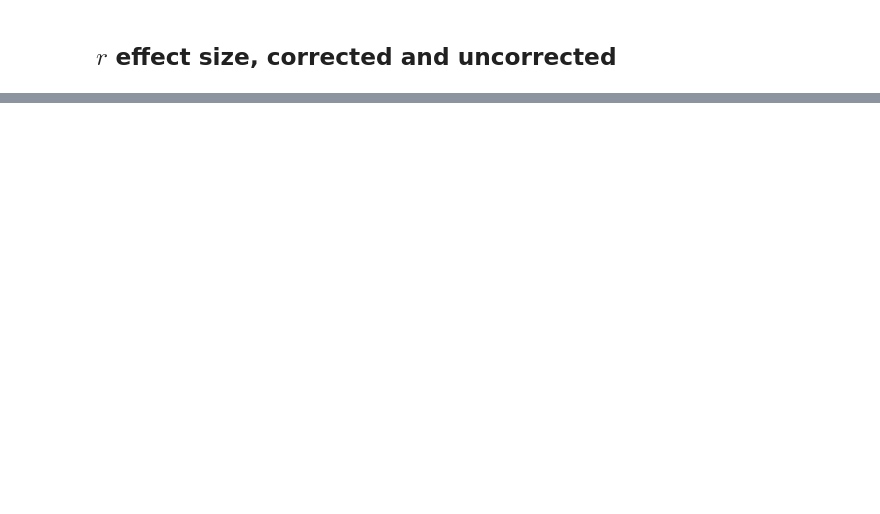
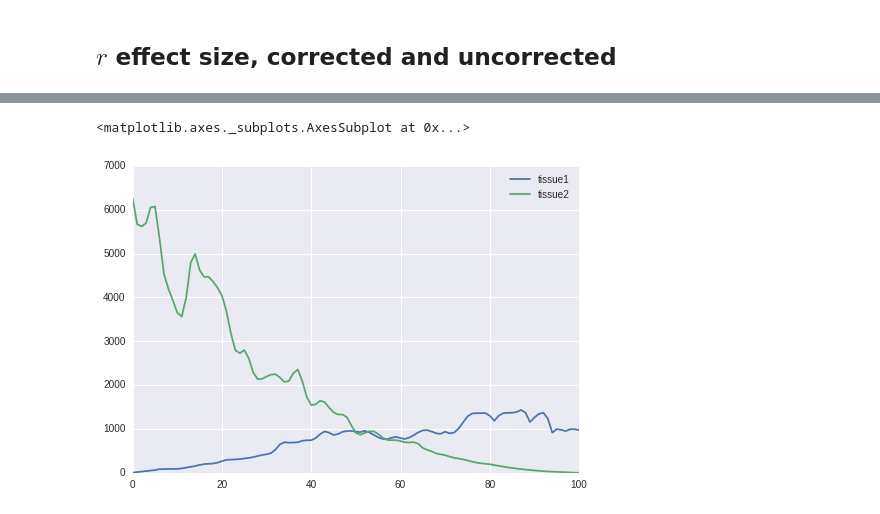
Before and after one commit to grst/BioQC-deconvolution, a Jupyter notebook: deconvolution.ipynb, the cells around one changed output, grey strips where cells are left out. Saved outputs shown, nothing was run; the diff lists cells and outputs as text; code cells hidden in the pictures; blank space fills up the shorter version.

```diff
--- a/deconvolution.ipynb
+++ b/deconvolution.ipynb
@@ -201,0 +216,13 @@ pd.DataFrame(r_corr_u).plot()
+# %%
+densities = {
+    tissue: [d(np.median(mixed_s[ind[tissue]]))[0] for mixed_s in mixed] for tissue in s
+}
+# %%
+r_density = {
+    tissue: [r / d for r, d in zip(r_corr_u[tissue], densities[tissue])] for tissue in s
+}
+# %%
+pd.DataFrame(r_density).plot()
+# %% [output]
+<matplotlib.axes._subplots.AxesSubplot at 0x...>
+[figure, added]
```
Also changed, not shown: parts of 18 cells of this notebook, 2 other files.
